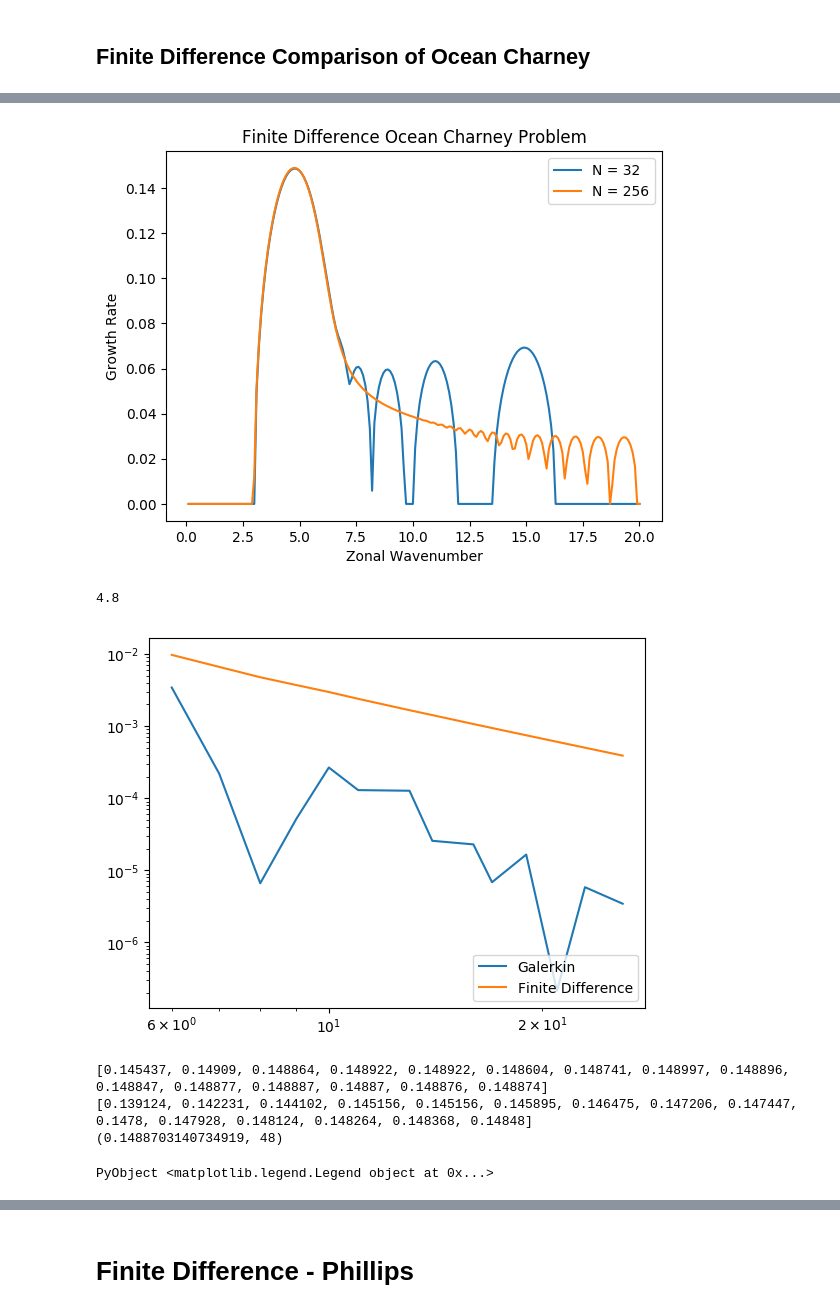
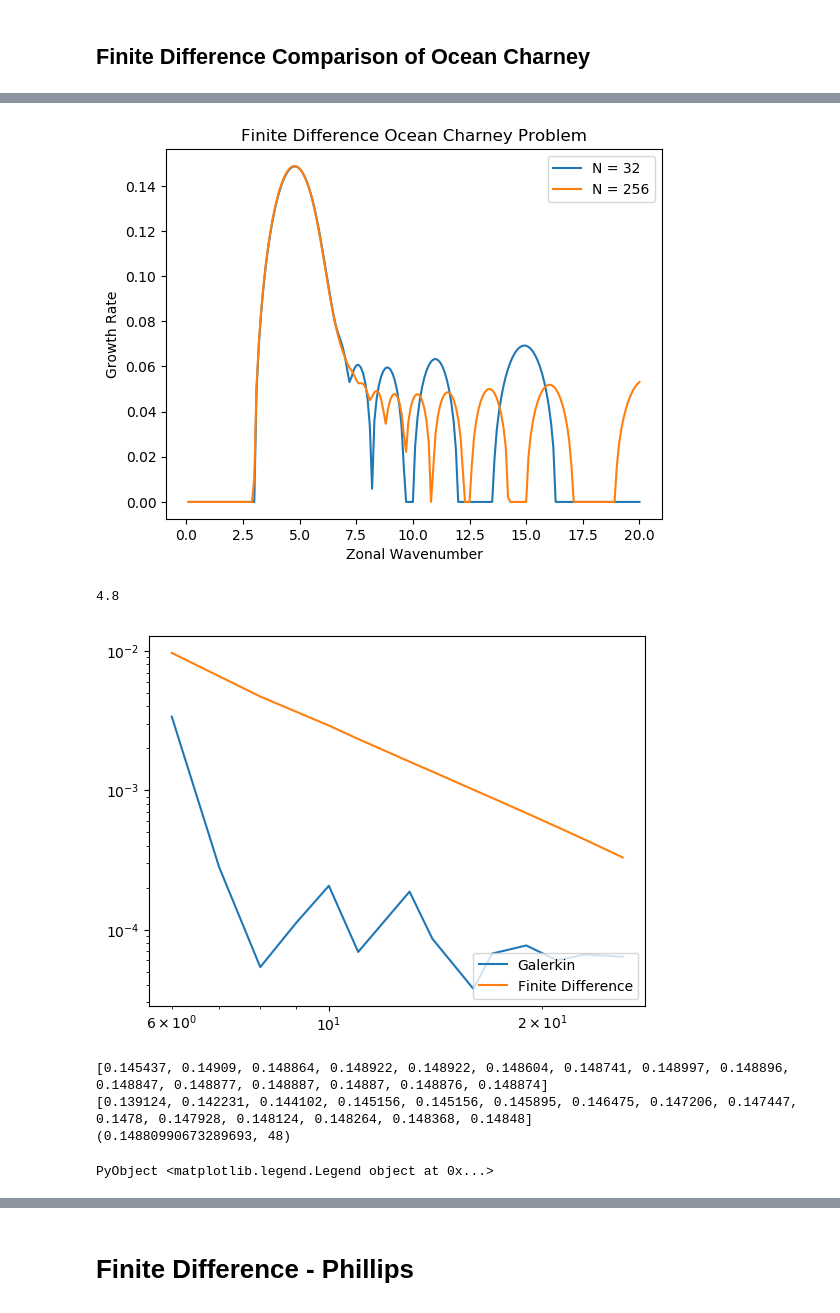
Before and after one commit to mwatwood-cu/QG-Galerkin, a Jupyter notebook: Energy-Conserving Galerkin Approximations for QG Dynamics.ipynb, the cells around one changed output, grey strips where cells are left out. Drawn from its saved outputs; the diff is of its cells as text; code cells hidden in the pictures.

```diff
--- a/Energy-Conserving Galerkin Approximations for QG Dynamics.ipynb
+++ b/Energy-Conserving Galerkin Approximations for QG Dynamics.ipynb
@@ -894,7 +934,7 @@ function L_fd(size, S)
         fullMatrix[i,i] = S((i-1)*deltaZ)+S(i*deltaZ)
         fullMatrix[i, i+1] = -S(i*deltaZ)
     end
-    normalize = 1./(deltaZ^2)
+    normalize = 1.0/(deltaZ^2)
     return fullMatrix*normalize
 end
 
@@ -930,14 +970,14 @@ function growthRateEigenValues_fd(sizeOfMatrix, beta_value, ky, kxValues, S_func
     for i=1:steps
         #println()
         kx = kxValues[i]
-        lhs = U*(Diagonal(zeros(sizeOfMatrix)+(kx^2+ky^2))+L) - (Q+Diagonal(zeros(sizeOfMatrix)+beta_value))
-        rhs = Diagonal(zeros(sizeOfMatrix)+(kx^2+ky^2))+L
+        lhs = U*(Diagonal(zeros(sizeOfMatrix).+(kx^2+ky^2))+L) - (Q+Diagonal(zeros(sizeOfMatrix).+beta_value))
+        rhs = Diagonal(zeros(sizeOfMatrix).+(kx^2+ky^2))+L
         #println(lhs)
-        eigenObject = eigfact(lhs, rhs)
-        max_im, max_ind = findmax(imag(eigenObject[:values]))
+        eigenObject = eigen(lhs, rhs)
+        max_im, max_ind = findmax(imag(eigenObject.values))
         #println(eigenObject[:vectors])
-        append!(eigenvectors, [eigenObject[:vectors][:,max_ind]])
-        waveSpeeds[i] = real(eigenObject[:values][max_ind])
+        append!(eigenvectors, [eigenObject.vectors[:,max_ind]])
+        waveSpeeds[i] = real(eigenObject.values[max_ind])
         growthRates[i] = max_im*kx
     end
     return growthRates, eigenvectors, waveSpeeds
@@ -1074,7 +1116,7 @@ using PyPlot
 
 # Requires Ocean-Charney Stability Methods Block from Above
 
-matrixSize = 280
+matrixSize = 64
 
 kxStart = 0.1
 kxFinish = 20.
@@ -1082,7 +1124,7 @@ steps = 200
 beta = 1
 ky = 0
 
-kxs = linspace(kxStart, kxFinish, steps)
+kxs = collect(LinRange(kxStart, kxFinish, steps))
 growthRates_fd_280_OC, vectors, w_speeds = growthRateEigenValues_fd(matrixSize, beta, ky, kxs, S_OC, u_OC)
 plot(kxs, growthRates_fd_280_OC, label="N = $matrixSize")
 # %% [output]
@@ -1133,7 +1175,7 @@ savefig("OceanCharney_qfunction.eps", format="eps", dpi=1000)
 # %% [markdown]
 ## Finite Difference Comparison of Ocean Charney
 # %%
-matrixSize = 256
+matrixSize = 64
 
 kxStart = 0.1
 kxFinish = 20.
@@ -1141,7 +1183,7 @@ steps = 200
 beta = 1
 ky = 0
 
-kxs_OC_fd = linspace(kxStart, kxFinish, steps)
+kxs_OC_fd = collect(LinRange(kxStart, kxFinish, steps))
 growthRates_fd_256_OC, vectors_256_fd, w_speeds_256_fd = growthRateEigenValues_fd(matrixSize, beta, ky, kxs_OC_fd, S_OC, u_OC)
 matrixSize = 32
 growthRates_fd_32_OC, vectors_32_fd, w_speeds_32_fd= growthRateEigenValues_fd(matrixSize, beta, ky, kxs_OC_fd, S_OC, u_OC)
@@ -1161,7 +1203,7 @@ xlabel("Zonal Wavenumber")
 ylabel("Growth Rate")
 savefig("FD_OceanCharney.eps", format="eps", dpi=1000)
 # %% [output]
-[figure, old version]
+[figure, new version]
 # %%
 first_coefficient = 0
 
@@ -1171,42 +1213,42 @@ steps = 200
 beta = 1
 ky = 0
 
-nValues = round.(Int64,logspace(0.8, 1.408,15))
+nValues = round.(Int64,10.0.^(LinRange(0.8, 1.408,15)))
 
 #Use below for larger range
-#nValues = round.(Int64,logspace(0.8, 2.408,15))
+#nValues = round.(Int64,10.0.^(LinRange(0.8, 2.408,15)))
 
 growthRates_galerkin_OC=zeros(length(nValues))
 growthRates_fd_OC = zeros(length(nValues))
 
 bestValue_OC = findmax(growthRates_fd_280_OC)
 kxValue = kxs_OC_fd[bestValue_OC[2]]
 println(kxValue)
 
 for i = 1:length(nValues)
     nV = round(Int64, nValues[i])
     matrixSize = nV
     eigenValuesAndVectors = getCompleteStabilityEigenObjectsOfKx(matrixSize, beta, ky, kxValue, S_OC, dq_OC, du_OC, -2, 0, first_coefficient)
     growthRates_g, vectors_g, w_speeds_g = getStabilityValues(eigenValuesAndVectors, kxValue)
     growthRates_galerkin_OC[i] = growthRates_g[1]
     growthRates_fd, vectors_fd, w_speeds_fd= growthRateEigenValues_fd(matrixSize, beta, ky, kxValue, S_OC, u_OC)
     growthRates_fd_OC[i] = growthRates_fd[1]
 end
 
 println(growthRates_galerkin_OC)
 println(growthRates_fd_OC)
 println(bestValue_OC)
-plot(nValues,abs.(growthRates_galerkin_OC-bestValue_OC[1]), label="Galerkin")
-plot(nValues, abs.(growthRates_fd_OC-bestValue_OC[1]), label="Finite Difference")
+plot(nValues,abs.(growthRates_galerkin_OC.-bestValue_OC[1]), label="Galerkin")
+plot(nValues, abs.(growthRates_fd_OC.-bestValue_OC[1]), label="Finite Difference")
 yscale("log")
 xscale("log")
 legend(loc="lower right")
 # %% [output]
 4.8
-[figure, old version]
+[figure, new version]
 [0.145437, 0.14909, 0.148864, 0.148922, 0.148922, 0.148604, 0.148741, 0.148997, 0.148896, 0.148847, 0.148877, 0.148887, 0.14887, 0.148876, 0.148874]
 [0.139124, 0.142231, 0.144102, 0.145156, 0.145156, 0.145895, 0.146475, 0.147206, 0.147447, 0.1478, 0.147928, 0.148124, 0.148264, 0.148368, 0.14848]
-(0.1488703140734919, 48)
+(0.14880990673289693, 48)
 PyObject <matplotlib.legend.Legend object at 0x...>
 # %%
 bestValue_OC= findmax(growthRates_OC_64)
```
Also changed, not shown: parts of 32 cells of this notebook.
